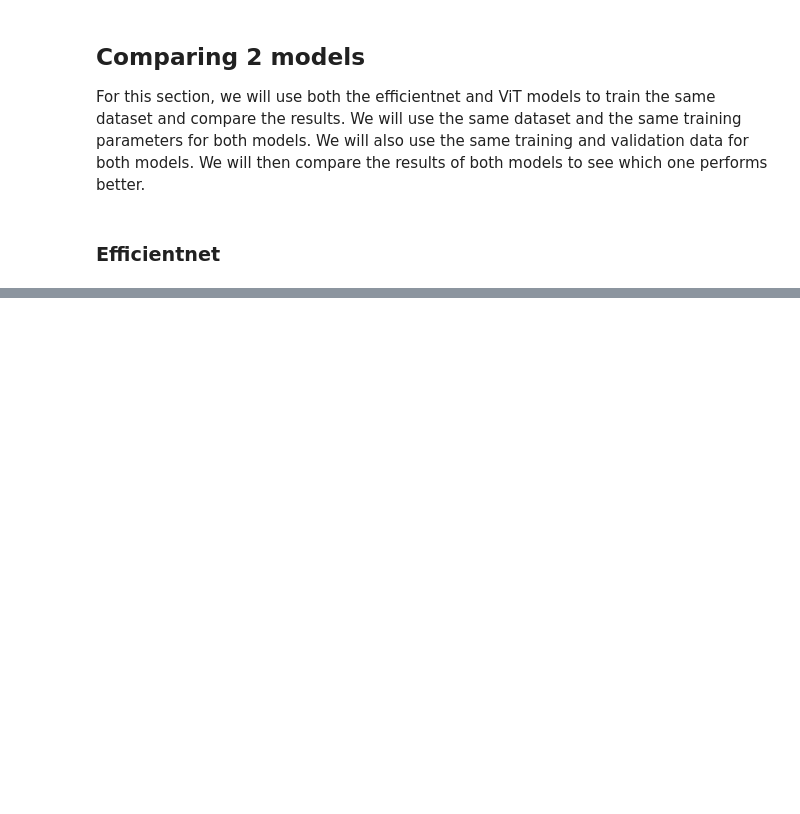
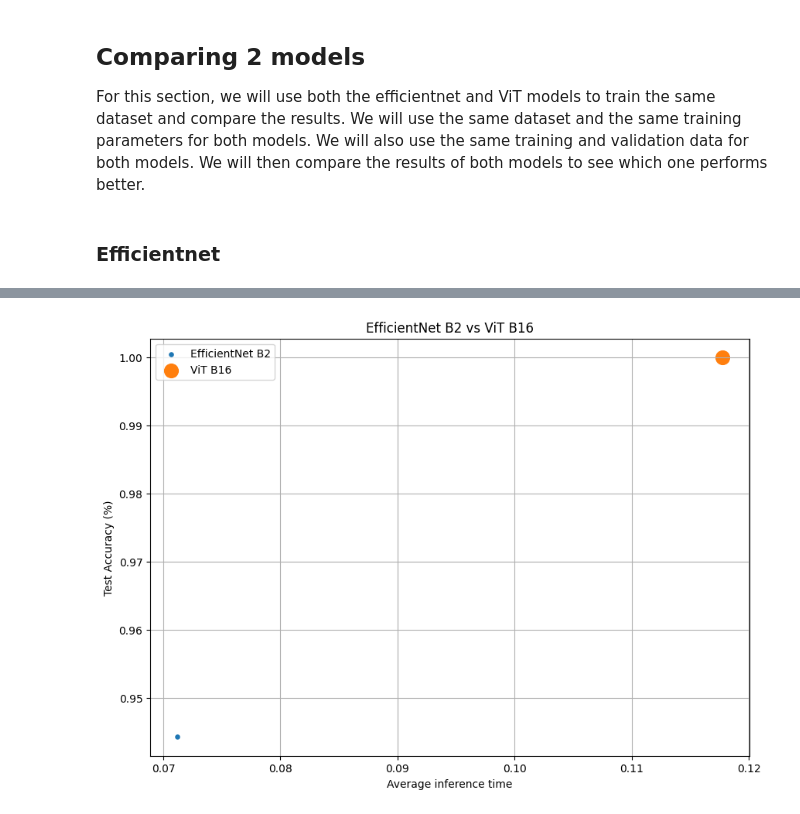
Before and after one commit to Warren-SJ/Experiment-Tracking-ML, a Jupyter notebook: deployment.ipynb, the cells around one changed output, grey strips where cells are left out. Drawn from its saved outputs; the diff is of its cells as text; code cells hidden in the pictures; blank space fills up the shorter version.

```diff
--- a/deployment.ipynb
+++ b/deployment.ipynb
@@ -113,0 +311,20 @@ Epoch 10 of 10, Train Loss: 0.2882, Train Acc: 0.9354, Val Loss: 0.2909, Val Acc
+# %%
+device = "cpu" # Use CPU as not all devices will have a CUDA compatible GPU
+efficientnet_results = pred_and_time(image_paths = test_images,
+                                     model = efficientnet_model,
+                                     device = device,
+                                     transform = effnet_transforms,
+                                     class_names = class_names)
+
+
+vit_results = pred_and_time(image_paths = test_images,
+                            model = vit_model,
+                            device = device,
+                            transform = vit_transforms,
+                            class_names = class_names)
+# %%
+efficientnet_dataframe = pd.DataFrame(efficientnet_results)
+vit_dataframe = pd.DataFrame(vit_results)
+
+print(efficientnet_dataframe.head())
+print(vit_dataframe.head())
@@ -113,0 +363,6 @@ Epoch 10 of 10, Train Loss: 0.2882, Train Acc: 0.9354, Val Loss: 0.2909, Val Acc
+# %%
+average_efficientnet_inference_time = efficientnet_dataframe.inference_time.mean()
+average_vit_ingference_time = vit_dataframe.inference_time.mean()
+
+print(f"Average EfficientNet inference time: {average_efficientnet_inference_time:.5f} seconds")
+print(f"Average ViT inference time: {average_vit_ingference_time:.5f} seconds")
@@ -113,0 +372,3 @@ Epoch 10 of 10, Train Loss: 0.2882, Train Acc: 0.9354, Val Loss: 0.2909, Val Acc
+# %%
+effnetb2_stats["average_inference_time"] = average_efficientnet_inference_time
+vit_b_16_stats["average_inference_time"] = average_vit_ingference_time
@@ -113,0 +395,12 @@ Epoch 10 of 10, Train Loss: 0.2882, Train Acc: 0.9354, Val Loss: 0.2909, Val Acc
+# %%
+plt.figure(figsize=(10, 7))
+plt.scatter(x = effnetb2_stats["average_inference_time"], y = effnetb2_stats["test_acc"], label = "EfficientNet B2", s = effnetb2_stats["model_size (MB)"] // 2)
+plt.scatter(x = vit_b_16_stats["average_inference_time"], y = vit_b_16_stats["test_acc"], label = "ViT B16", s = vit_b_16_stats["model_size (MB)"] // 2)
+plt.title("EfficientNet B2 vs ViT B16")
+plt.xlabel("Average inference time")
+plt.ylabel("Test Accuracy (%)")
+plt.grid()
+plt.legend()
+plt.show()
+# %% [output]
+[figure, added]
```
Also changed, not shown: parts of 29 cells of this notebook, 12 other files.
